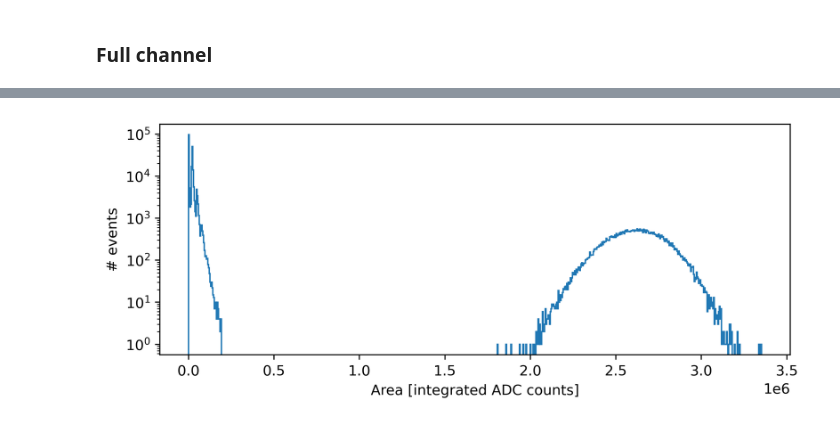
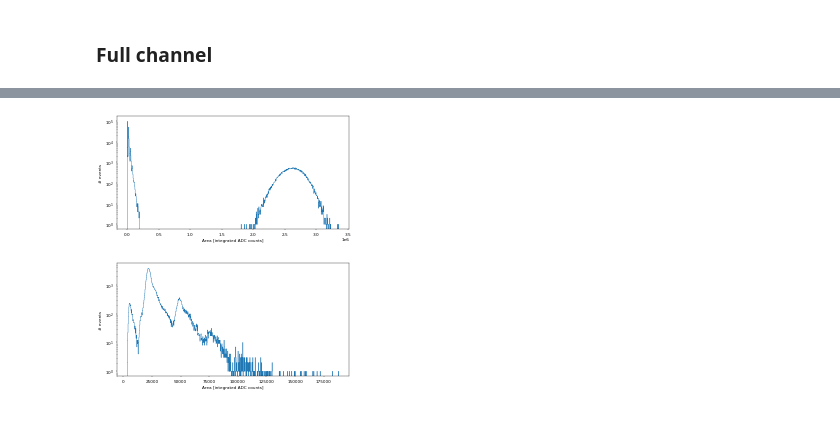
Before and after one commit to ricmperes/PyLArS, a Jupyter notebook: notebooks/Process a channel.ipynb, the cells around one changed output, grey strips where cells are left out. Cells and saved outputs as stored; diff of their text form; code cells hidden in the pictures.

```diff
--- a/notebooks/Process a channel.ipynb
+++ b/notebooks/Process a channel.ipynb
@@ -98,4 +90,4 @@ array([    0., 15154., 15207., 15112.])
 # %% [markdown]
 ### Full channel
 # %%
-resutls_ch0 = process.process_channel('wf0')
+results_ch0 = pd.DataFrame(process.process_channel('wf0'))
@@ -112,3 +94 @@ import pandas as pd
-# %%
-results_ch0 = pd.DataFrame(resutls_ch0)
 # %%
@@ -138,15 +110,24 @@ array([<AxesSubplot:xlabel='Area [integrated ADC counts]', ylabel='# events'>,
 # %%
-fig, ax = plt.subplots(1,1, figsize = (8,3), dpi = 400)
+fig, ax = plt.subplots(1,1, figsize = (10,5), dpi = 30)
 ax = plot_hist_area(results_ch0,ax = ax)
 
 ax.set_yscale('log')
 plt.show()
 # %% [output]
-[figure, old version]
+[figure, new version]
 # %%
+## Is it a fingerplot of afterpulses on the left?
 cut_mask = ((results_ch0['length'] > 7) &
             (results_ch0['length'] < 30) &
             (results_ch0['area'] < 0.5e6)
 #             (results_ch0['position'] > 280) &
 #             (results_ch0['position'] < 400)
            )
+
+fig, ax = plt.subplots(1,1, figsize = (10,5), dpi = 30)
+ax = plot_hist_area(results_ch0[cut_mask],ax = ax)
+
+ax.set_yscale('log')
+plt.show()
+# %% [output]
+[figure, added]
```
Also changed, not shown: parts of 18 cells of this notebook, 2 other files.
